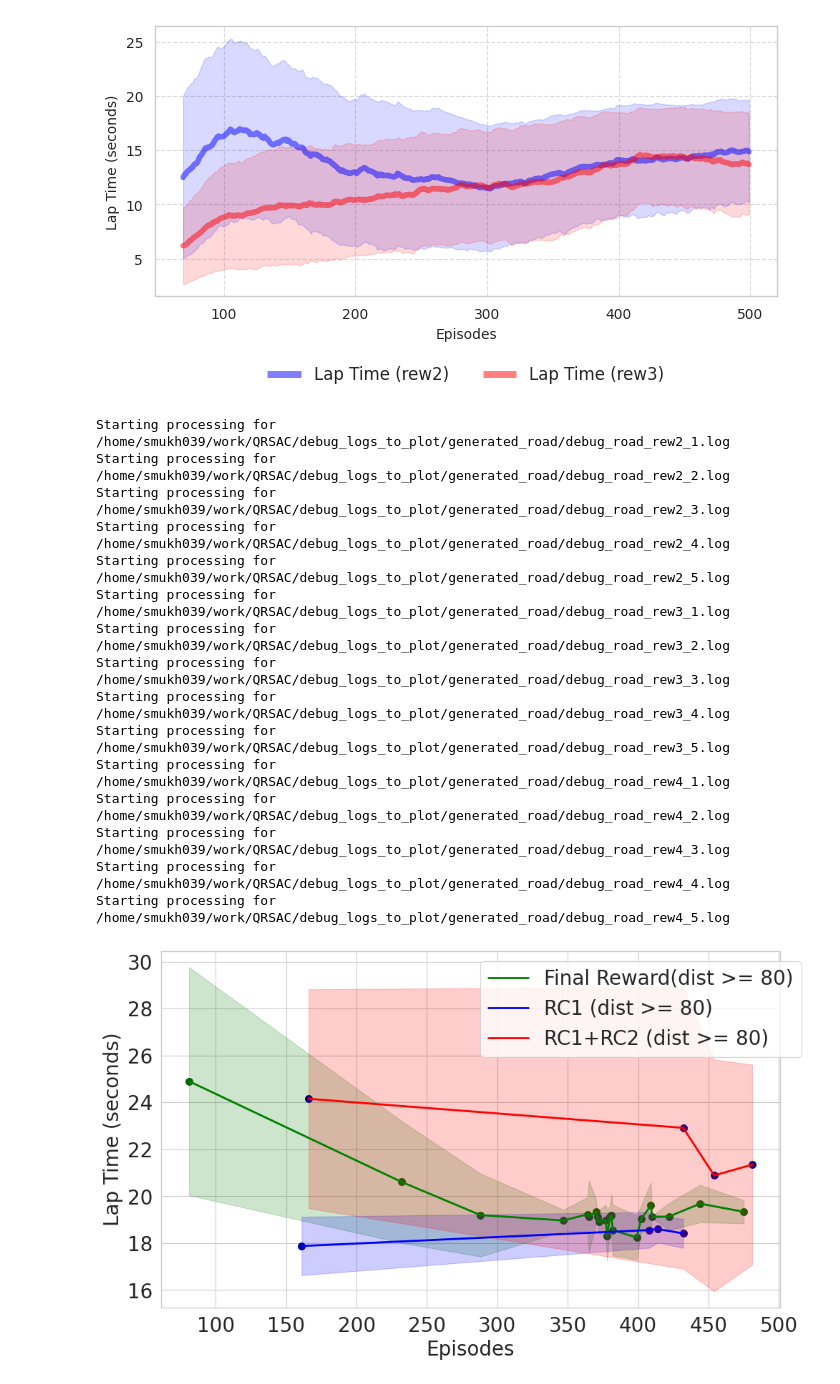
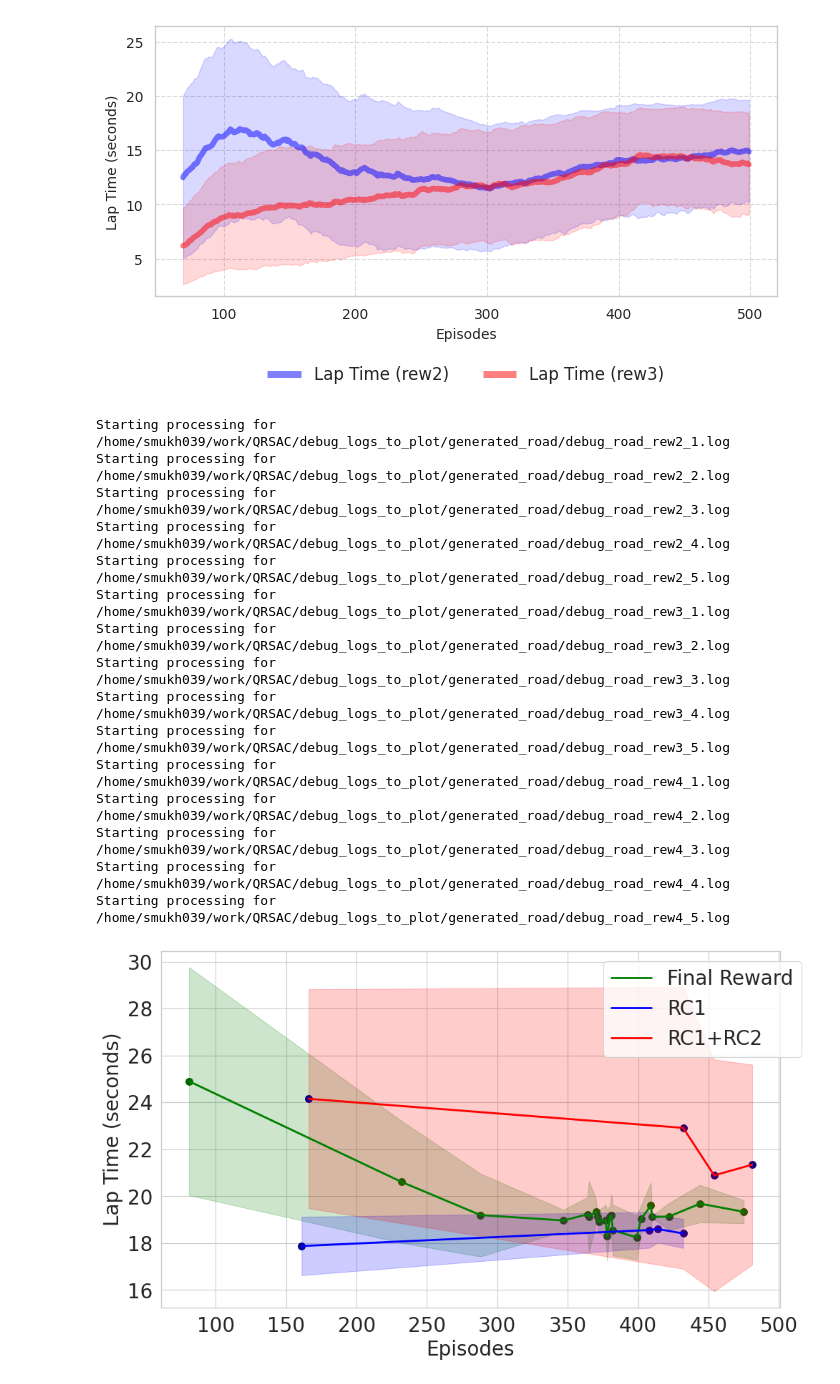
Before and after one commit to shilpa2301/QRSAC, a Jupyter notebook: debug_plots/debug_plots_combined.ipynb, the cells around one changed output. Saved outputs shown, nothing was run; the diff lists cells and outputs as text; code cells hidden in the pictures.

Commit message:
refined plots

```diff
--- a/debug_plots/debug_plots_combined.ipynb
+++ b/debug_plots/debug_plots_combined.ipynb
@@ -761,7 +761,7 @@ def generate_2d_plot(epochs_rew2, lap_times_rew2_mean, lap_times_rew2_std, dista
         lap_times_rew2_std_filtered = lap_times_rew2_std[mask_rew2_above_80]
 
         # Plot mean line
-        ax.plot(epochs_rew2_filtered, lap_times_rew2_filtered, c='green', label='Final Reward(dist >= 80)', linewidth=2)
+        ax.plot(epochs_rew2_filtered, lap_times_rew2_filtered, c='green', label='Final Reward', linewidth=2)
         # Plot scatter points for mean
         ax.scatter(epochs_rew2_filtered, lap_times_rew2_filtered, c='darkgreen', marker='o', s=50)
         # Plot standard deviation as translucent shading
@@ -780,7 +780,7 @@ def generate_2d_plot(epochs_rew2, lap_times_rew2_mean, lap_times_rew2_std, dista
         lap_times_rew3_std_filtered = lap_times_rew3_std[mask_rew3_above_80]
 
         # Plot mean line
-        ax.plot(epochs_rew3_filtered, lap_times_rew3_filtered, c='blue', label='RC1 (dist >= 80)', linewidth=2)
+        ax.plot(epochs_rew3_filtered, lap_times_rew3_filtered, c='blue', label='RC1', linewidth=2)
         # Plot scatter points for mean
         ax.scatter(epochs_rew3_filtered, lap_times_rew3_filtered, c='darkblue', marker='o', s=50)
         # Plot standard deviation as translucent shading
@@ -797,7 +797,7 @@ def generate_2d_plot(epochs_rew2, lap_times_rew2_mean, lap_times_rew2_std, dista
         lap_times_rew4_std_filtered = lap_times_rew4_std[mask_rew4_above_80]
 
         # Plot mean line
-        ax.plot(epochs_rew4_filtered, lap_times_rew4_filtered, c='red', label='RC1+RC2 (dist >= 80)', linewidth=2)
+        ax.plot(epochs_rew4_filtered, lap_times_rew4_filtered, c='red', label='RC1+RC2', linewidth=2)
         # Plot scatter points for mean
         ax.scatter(epochs_rew4_filtered, lap_times_rew4_filtered, c='darkblue', marker='o', s=50)
         # Plot standard deviation as translucent shading
@@ -932,31 +932,31 @@ if lap_times_vel_rew2_all and lap_times_vel_rew3_all and lap_times_vel_rew4_all:
     distance_rew4_mean = smoothen(distance_rew4_mean, WIN_SIZE)
 
     # Generate epochs (x-axis)
     epochs_rew2 = np.arange(len(lap_times_vel_rew2_mean))
     epochs_rew3 = np.arange(len(lap_times_vel_rew3_mean))
     epochs_rew4 = np.arange(len(lap_times_vel_rew4_mean))
 
     # Generate 2D plot with std dev
     generate_2d_plot(epochs_rew2, lap_times_vel_rew2_mean, lap_times_vel_rew2_std, distance_rew2_mean,
                      epochs_rew3, lap_times_vel_rew3_mean, lap_times_vel_rew3_std, distance_rew3_mean,
                      epochs_rew4, lap_times_vel_rew4_mean, lap_times_vel_rew4_std, distance_rew4_mean,
                      save_path="lap_time_plot")
 else:
     print("No data to plot for one or both reward types.")
 # %% [output]
 Starting processing for /home/smukh039/work/QRSAC/debug_logs_to_plot/generated_road/debug_road_rew2_1.log
 Starting processing for /home/smukh039/work/QRSAC/debug_logs_to_plot/generated_road/debug_road_rew2_2.log
 Starting processing for /home/smukh039/work/QRSAC/debug_logs_to_plot/generated_road/debug_road_rew2_3.log
 Starting processing for /home/smukh039/work/QRSAC/debug_logs_to_plot/generated_road/debug_road_rew2_4.log
 Starting processing for /home/smukh039/work/QRSAC/debug_logs_to_plot/generated_road/debug_road_rew2_5.log
 Starting processing for /home/smukh039/work/QRSAC/debug_logs_to_plot/generated_road/debug_road_rew3_1.log
 Starting processing for /home/smukh039/work/QRSAC/debug_logs_to_plot/generated_road/debug_road_rew3_2.log
 Starting processing for /home/smukh039/work/QRSAC/debug_logs_to_plot/generated_road/debug_road_rew3_3.log
 Starting processing for /home/smukh039/work/QRSAC/debug_logs_to_plot/generated_road/debug_road_rew3_4.log
 Starting processing for /home/smukh039/work/QRSAC/debug_logs_to_plot/generated_road/debug_road_rew3_5.log
 Starting processing for /home/smukh039/work/QRSAC/debug_logs_to_plot/generated_road/debug_road_rew4_1.log
 Starting processing for /home/smukh039/work/QRSAC/debug_logs_to_plot/generated_road/debug_road_rew4_2.log
 Starting processing for /home/smukh039/work/QRSAC/debug_logs_to_plot/generated_road/debug_road_rew4_3.log
 Starting processing for /home/smukh039/work/QRSAC/debug_logs_to_plot/generated_road/debug_road_rew4_4.log
 Starting processing for /home/smukh039/work/QRSAC/debug_logs_to_plot/generated_road/debug_road_rew4_5.log
-[figure, old version]
+[figure, new version]
```
Also changed, not shown: 3 other files.
